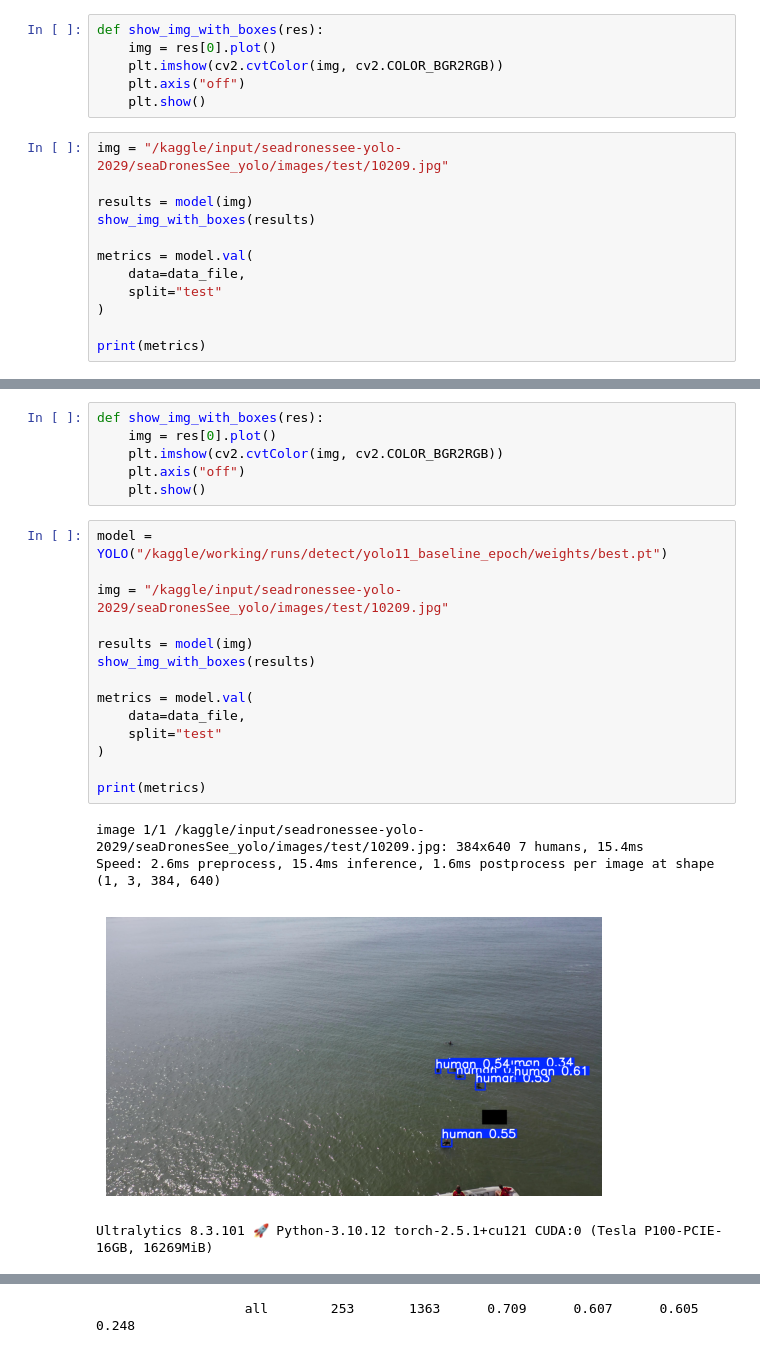
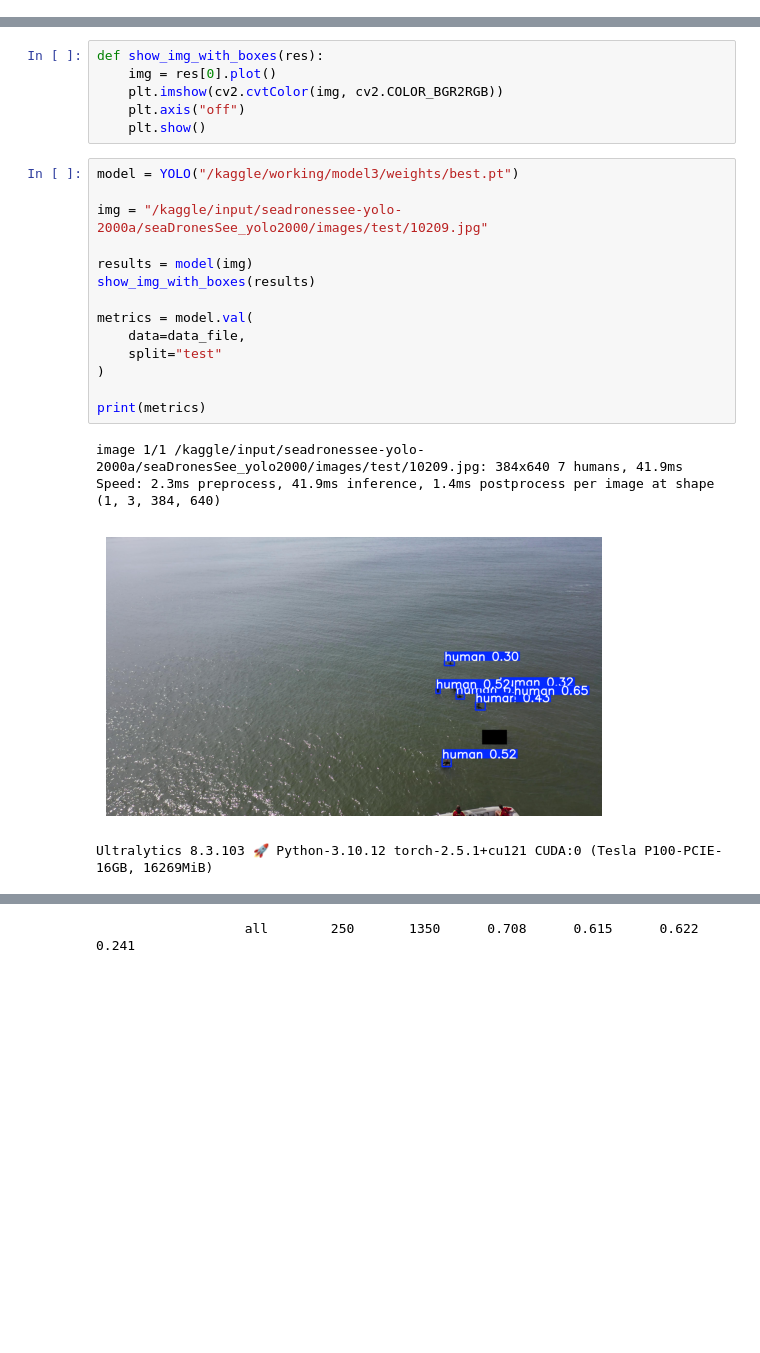
Before and after one commit to mebn/DA231X_master_thesis, a Jupyter notebook: models2000/ipynb/yolo11_baseline.ipynb, the cells around one changed output, grey strips where cells are left out. Cells and saved outputs as stored; diff of their text form; blank space fills up the shorter version.

Commit message:
yolo11 baseline models2000

```diff
--- a/models2000/ipynb/yolo11_baseline.ipynb
+++ b/models2000/ipynb/yolo11_baseline.ipynb
@@ -104,18 +92,0 @@ names: ["human"]""")
-# %%
-def show_img_with_boxes(res):
-    img = res[0].plot()
-    plt.imshow(cv2.cvtColor(img, cv2.COLOR_BGR2RGB))
-    plt.axis("off")
-    plt.show()
-# %%
-img = "/kaggle/input/seadronessee-yolo-2029/seaDronesSee_yolo/images/test/10209.jpg"
-
-results = model(img)
-show_img_with_boxes(results)
-
-metrics = model.val(
-    data=data_file,
-    split="test"
-)
-
-print(metrics)
@@ -216,21 +165,21 @@ def show_img_with_boxes(res):
     plt.axis("off")
     plt.show()
 # %%
-model = YOLO("/kaggle/working/runs/detect/yolo11_baseline_epoch/weights/best.pt")
+model = YOLO("/kaggle/working/model3/weights/best.pt")
 
-img = "/kaggle/input/seadronessee-yolo-2029/seaDronesSee_yolo/images/test/10209.jpg"
+img = "/kaggle/input/seadronessee-yolo-2000a/seaDronesSee_yolo2000/images/test/10209.jpg"
 
 results = model(img)
 show_img_with_boxes(results)
 
 metrics = model.val(
     data=data_file,
     split="test"
 )
 
 print(metrics)
 # %% [output]
-image 1/1 /kaggle/input/seadronessee-yolo-2029/seaDronesSee_yolo/images/test/10209.jpg: 384x640 7 humans, 15.4ms
-Speed: 2.6ms preprocess, 15.4ms inference, 1.6ms postprocess per image at shape (1, 3, 384, 640)
+image 1/1 /kaggle/input/seadronessee-yolo-2000a/seaDronesSee_yolo2000/images/test/10209.jpg: 384x640 7 humans, 41.9ms
+Speed: 2.3ms preprocess, 41.9ms inference, 1.4ms postprocess per image at shape (1, 3, 384, 640)
-[figure, old version]
+[figure, new version]
-Ultralytics 8.3.101 🚀 Python-3.10.12 torch-2.5.1+cu121 CUDA:0 (Tesla P100-PCIE-16GB, 16269MiB)
+Ultralytics 8.3.103 🚀 Python-3.10.12 torch-2.5.1+cu121 CUDA:0 (Tesla P100-PCIE-16GB, 16269MiB)
@@ -238 +187 @@ val: WARNING ⚠️ Cache directory /kaggle/input/seadronessee-yolo-2029/seaDron
-                   all        253       1363      0.709      0.607      0.605      0.248
+                   all        250       1350      0.708      0.615      0.622      0.241
```
Also changed, not shown: parts of 8 cells of this notebook, 1 other file.
